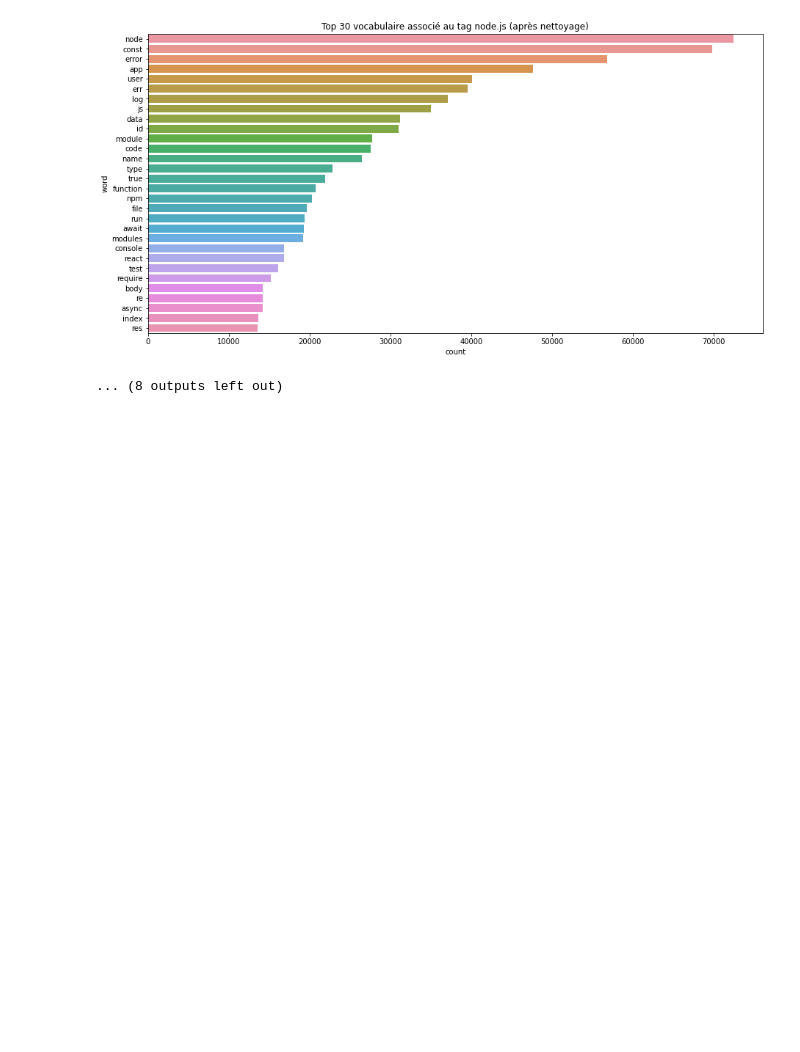
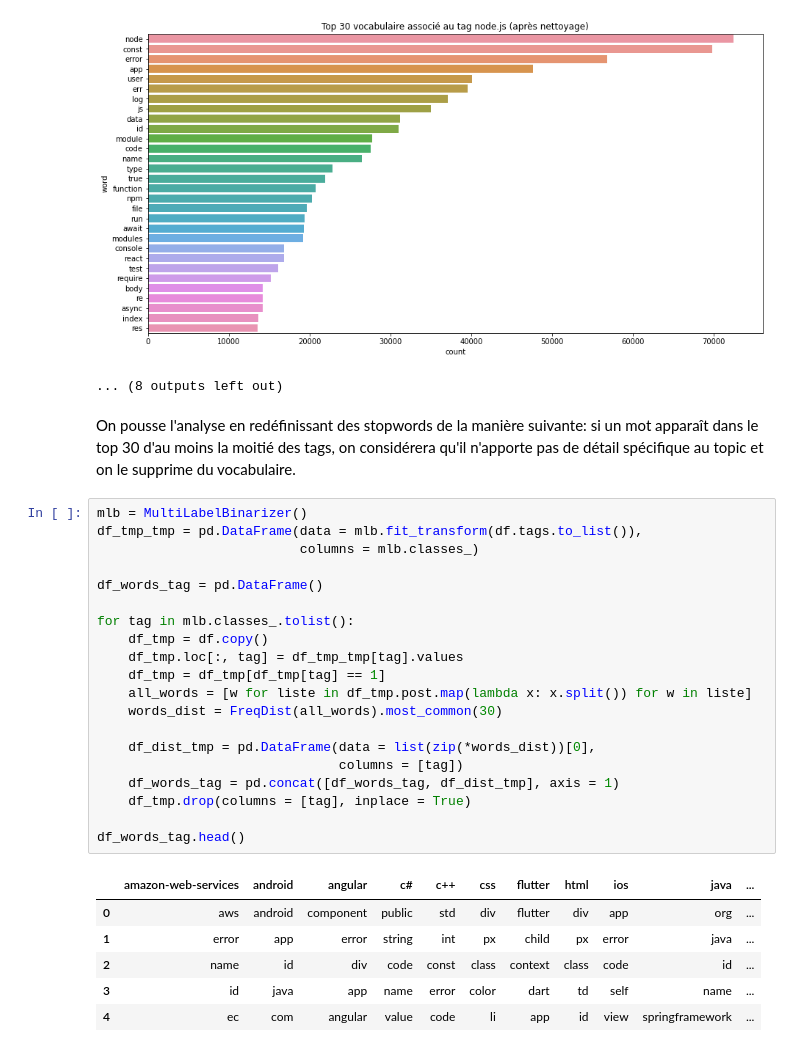
Before and after one commit to felanbi/Projet-OC-Categoriser-automatiquement-des-questions, a Jupyter notebook: P5_01_notebookexploration.ipynb, the cells around one changed output. Cells and saved outputs as stored; diff of their text form; blank space fills up the shorter version.

Commit message:
Ajout des stopwords inhérents au corpus

```diff
--- a/P5_01_notebookexploration.ipynb
+++ b/P5_01_notebookexploration.ipynb
@@ -294,3 +294,33 @@ for tag in mlb.classes_.tolist():
 [figure]
 [figure]
 ... (8 outputs left out)
+# %% [markdown]
+On pousse l'analyse en redéfinissant des stopwords de la manière suivante:
+si un mot apparaît dans le top 30 d'au moins la moitié des tags, on considérera qu'il n'apporte pas de détail spécifique au topic et on le supprime du vocabulaire.
+# %%
+mlb = MultiLabelBinarizer()
+df_tmp_tmp = pd.DataFrame(data = mlb.fit_transform(df.tags.to_list()),
+                          columns = mlb.classes_)
+
+df_words_tag = pd.DataFrame()
+
+for tag in mlb.classes_.tolist():
+    df_tmp = df.copy()
+    df_tmp.loc[:, tag] = df_tmp_tmp[tag].values
+    df_tmp = df_tmp[df_tmp[tag] == 1]
+    all_words = [w for liste in df_tmp.post.map(lambda x: x.split()) for w in liste]
+    words_dist = FreqDist(all_words).most_common(30)
+
+    df_dist_tmp = pd.DataFrame(data = list(zip(*words_dist))[0],
+                               columns = [tag])
+    df_words_tag = pd.concat([df_words_tag, df_dist_tmp], axis = 1)
+    df_tmp.drop(columns = [tag], inplace = True)
+
+df_words_tag.head()
+# %% [output]
+|  | amazon-web-services | android | angular | c# | c++ | css | flutter | html | ios | java | ... |
+| 0 | aws | android | component | public | std | div | flutter | div | app | org | ... |
+| 1 | error | app | error | string | int | px | child | px | error | java | ... |
+| 2 | name | id | div | code | const | class | context | class | code | id | ... |
+| 3 | id | java | app | name | error | color | dart | td | self | name | ... |
+| 4 | ec | com | angular | value | code | li | app | id | view | springframework | ... |
```
Also changed, not shown: parts of 1 cell of this notebook.
